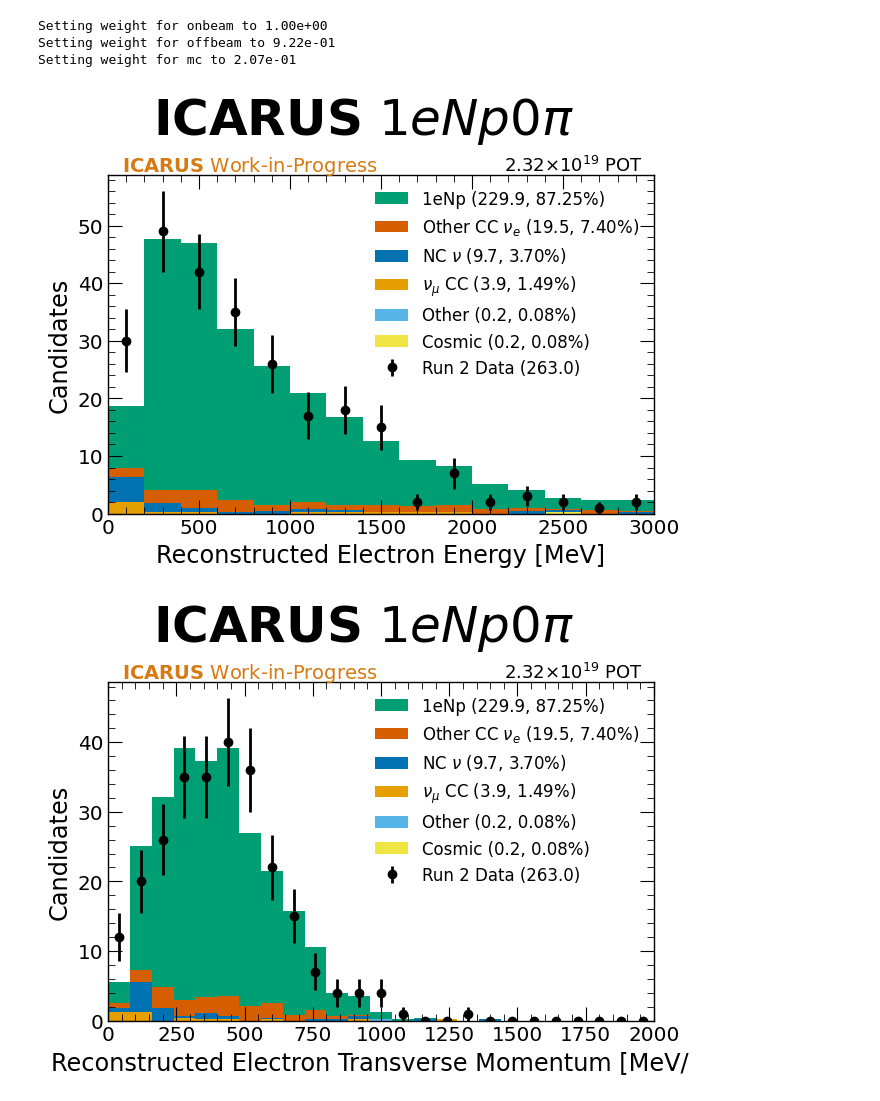
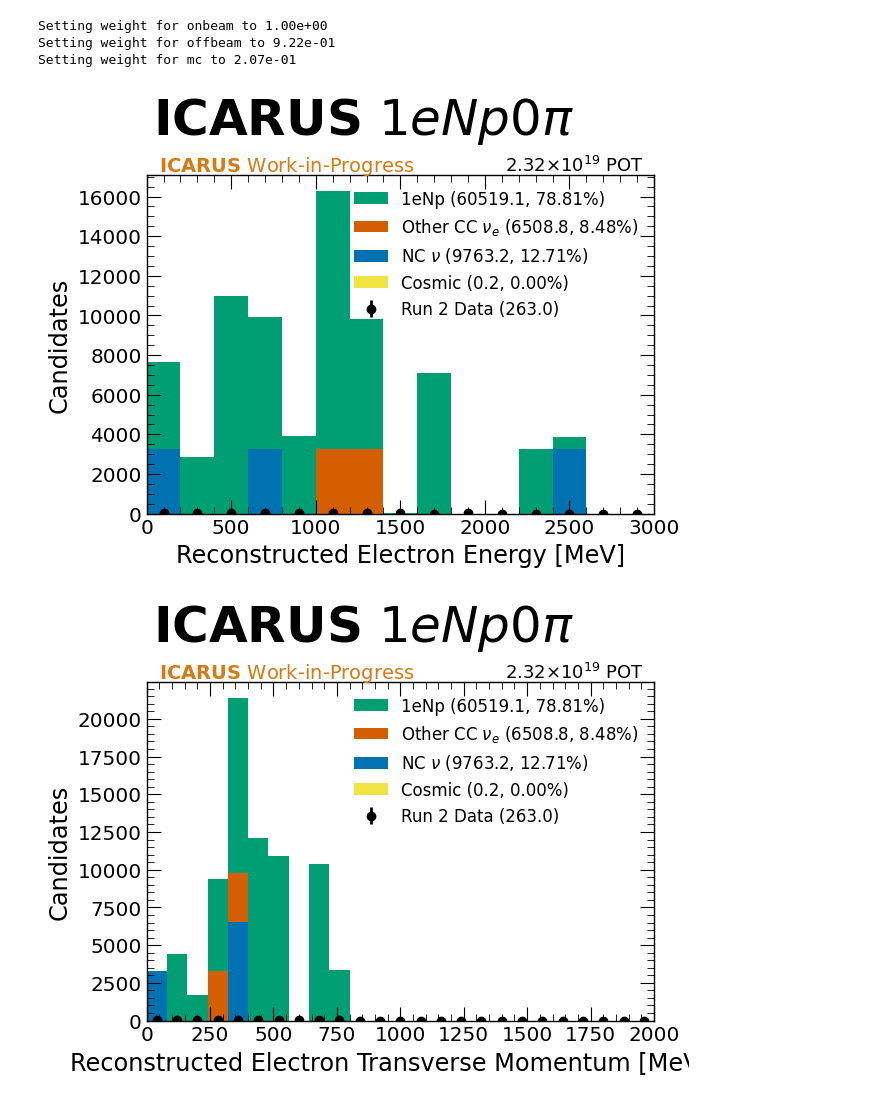
Before and after one commit to dacarber/medulla, a Jupyter notebook: spineplot/example.ipynb, the cells around one changed output. Drawn from its saved outputs; the diff is of its cells as text; code cells hidden in the pictures.

```diff
--- a/spineplot/example.ipynb
+++ b/spineplot/example.ipynb
@@ -14,12 +14,12 @@ file = 'configurations/common/styles.toml'
 key = "onbeam"
 exposure_type = "pot"
 override_category = -100
-trees = ['SelectedNu_Cuts',]
+trees = ['SelectedNu_PhaseCuts',]
 [samples.offbeam]
 key = "offbeam"
 exposure_type = "Livetime"
 override_category = -1
-trees = ['SelectedNu_Cuts',]
+trees = ['SelectedCos_PhaseCuts',]
 [samples.mc]
 key = "mc"
 exposure_type = "pot"
@@ -101,33 +101,33 @@ draw_kwargs = {'show_component_number' = true, 'show_component_percentage' = tru
 [[figure]]
 name = 'reco_dpT'
 type = 'SimpleFigure'
 artists = [{'type' = 'SpineSpectra1D', 'variable' = 'reco_dpT'},]
 style = 'selected_icarus'
 [[figure.artists]]
 type = 'SpineSpectra1D'
 variable = 'reco_dpT'
 draw_kwargs = {'show_component_number' = true, 'show_component_percentage' = true, 'invert_stack_order' = true, 'draw_error' = 'flux_xsec'}
 [[figure]]
 name = 'reco_electron_softmax'
 type = 'SimpleFigure'
 artists = [{'type' = 'SpineSpectra1D', 'variable' = 'reco_electron_softmax'},]
 style = 'selected_icarus'
 [[figure.artists]]
 type = 'SpineSpectra1D'
 variable = 'reco_electron_softmax'
 draw_kwargs = {'show_component_number' = true, 'show_component_percentage' = true, 'invert_stack_order' = true, 'draw_error' = 'flux_xsec'}
 """
 # Write the string to a file
 with open('cfg.toml', 'w') as f:
     f.write(cfg)
 
-file = '/Users/danielcarber/Documents/ICARUS/icarus_numi_nue_mc_onbeam_offbeam.root'
+file = '/Users/danielcarber/Documents/ICARUS/icarus_numi_nue_mc_onbeam_offbeam_syst.root'
 
 analysis = Analysis('cfg.toml', file)
 analysis.run(close_figs=False)
 # %% [output]
 Setting weight for onbeam to 1.00e+00
 Setting weight for offbeam to 9.22e-01
 Setting weight for mc to 2.07e-01
-[figure, old version]
+[figure, new version]
-[figure, old version]
+[figure, new version]
```
Also changed, not shown: parts of 1 cell of this notebook, 4 other files.
